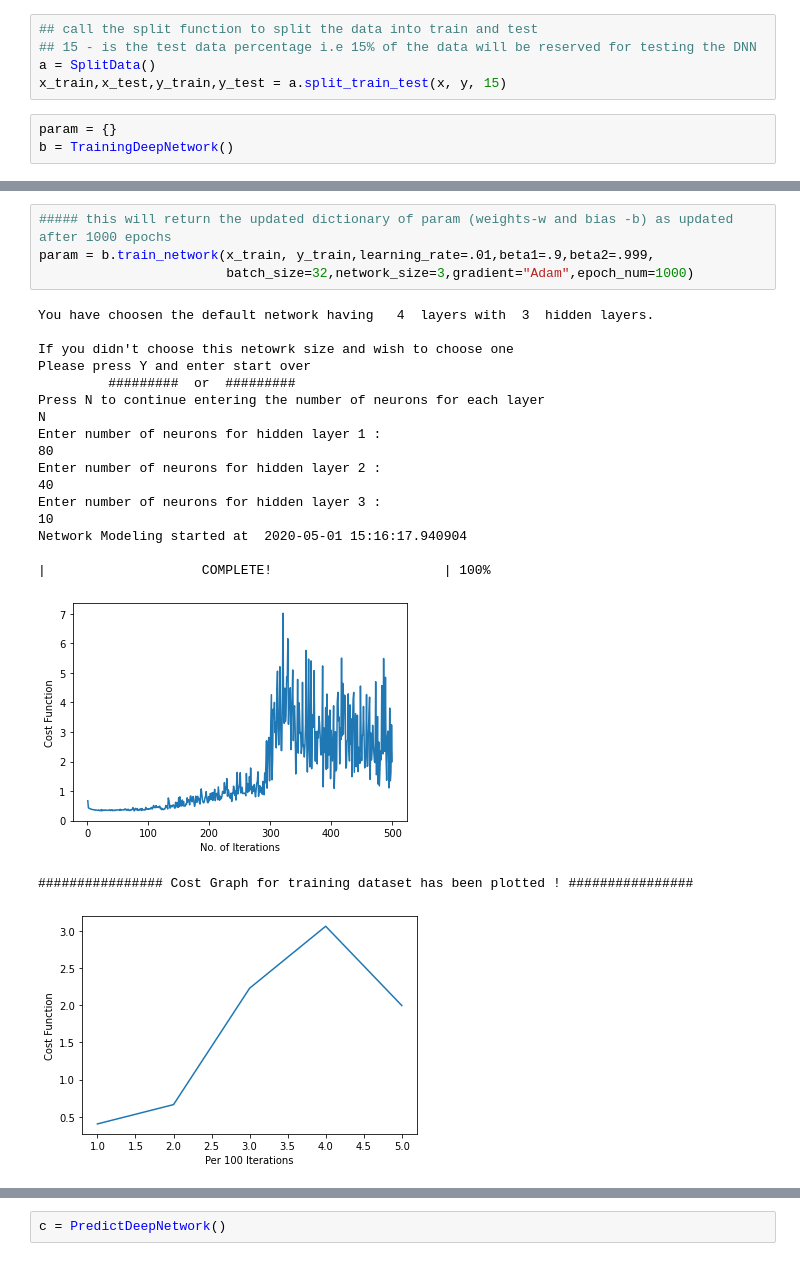
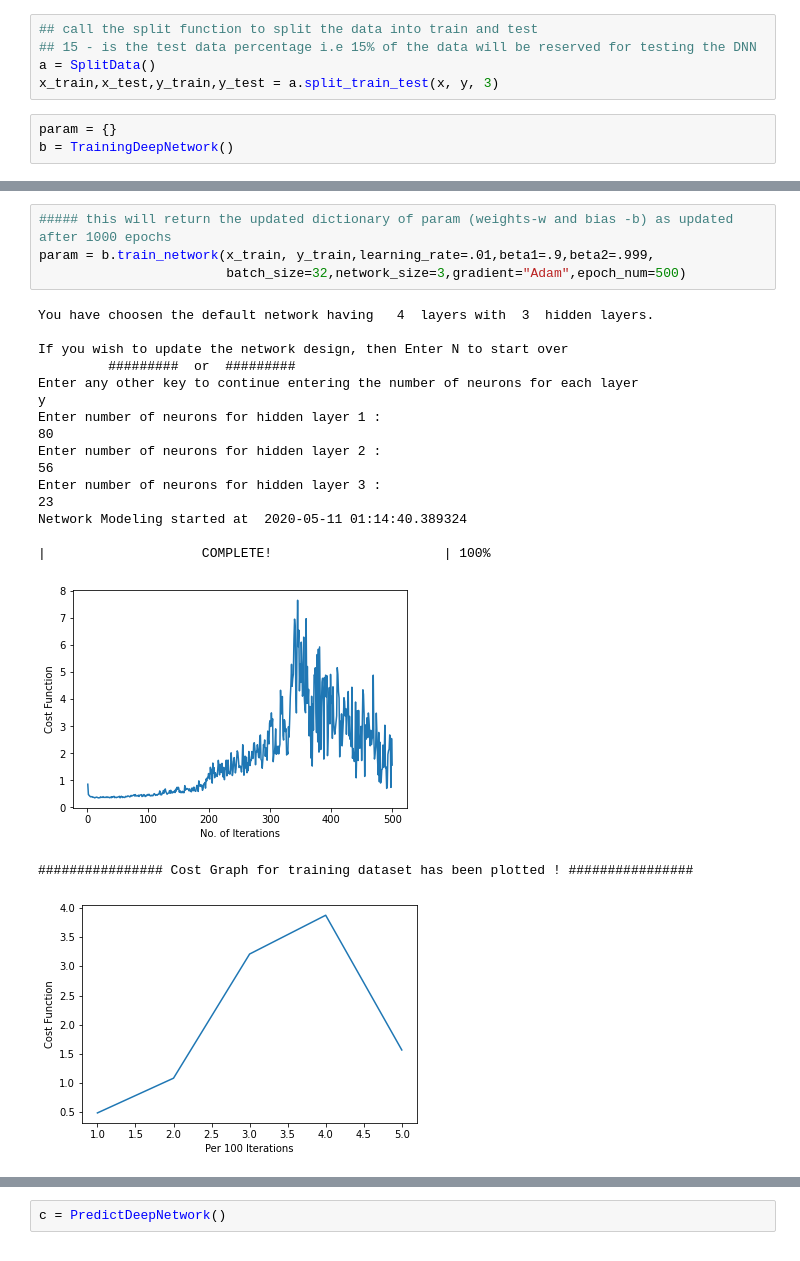
Before and after one commit to singhmnprt01/Custom-Deep-Neural-Network-Package, a Jupyter notebook: Customdnn_running.ipynb, the cells around one changed output, grey strips where cells are left out. Cells and saved outputs as stored; diff of their text form.

```diff
--- a/Customdnn_running.ipynb
+++ b/Customdnn_running.ipynb
@@ -180,7 +181,7 @@ plt.imshow(mycorr, cmap='coolwarm')
 ## call the split function to split the data into train and test
 ## 15 - is the test data percentage i.e 15% of the data will be reserved for testing the DNN
 a = SplitData()
-x_train,x_test,y_train,y_test = a.split_train_test(x, y, 15)
+x_train,x_test,y_train,y_test = a.split_train_test(x, y, 3)
 # %%
 param = {}
 b = TrainingDeepNetwork()
@@ -187,26 +208,25 @@ b = TrainingDeepNetwork()
 # %%
 ##### this will return the updated dictionary of param (weights-w and bias -b) as updated after 1000 epochs
 param = b.train_network(x_train, y_train,learning_rate=.01,beta1=.9,beta2=.999,
-                        batch_size=32,network_size=3,gradient="Adam",epoch_num=1000)
+                        batch_size=32,network_size=3,gradient="Adam",epoch_num=500)
 # %% [output]
 You have choosen the default network having   4  layers with  3  hidden layers.
 
-If you didn't choose this netowrk size and wish to choose one
-Please press Y and enter start over
+If you wish to update the network design, then Enter N to start over
          #########  or  #########
-Press N to continue entering the number of neurons for each layer
-N
+Enter any other key to continue entering the number of neurons for each layer
+y
 Enter number of neurons for hidden layer 1 :
 80
 Enter number of neurons for hidden layer 2 :
-40
+56
 Enter number of neurons for hidden layer 3 :
-10
-Network Modeling started at  2020-05-01 15:16:17.940904
+23
+Network Modeling started at  2020-05-11 01:14:40.389324
 
 |                    COMPLETE!                      | 100%
-[figure, old version]
+[figure, new version]
 ################ Cost Graph for training dataset has been plotted ! ################
-[figure, old version]
+[figure, new version]
 ################ Cost Graph per 100 iterations for training dataset has been plotted ! ################
 
```
Also changed, not shown: parts of 9 cells of this notebook, 6 other files.
